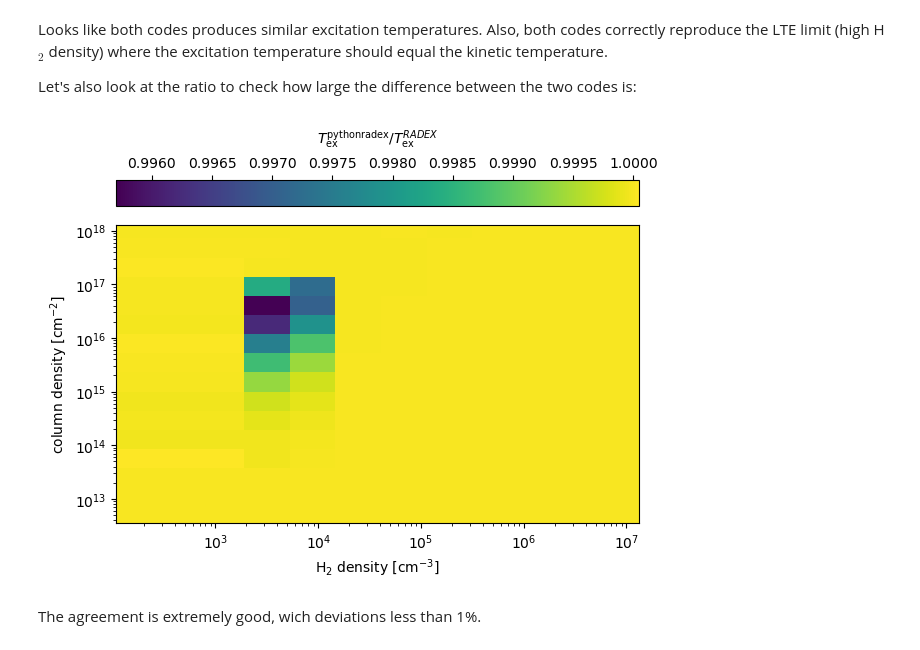
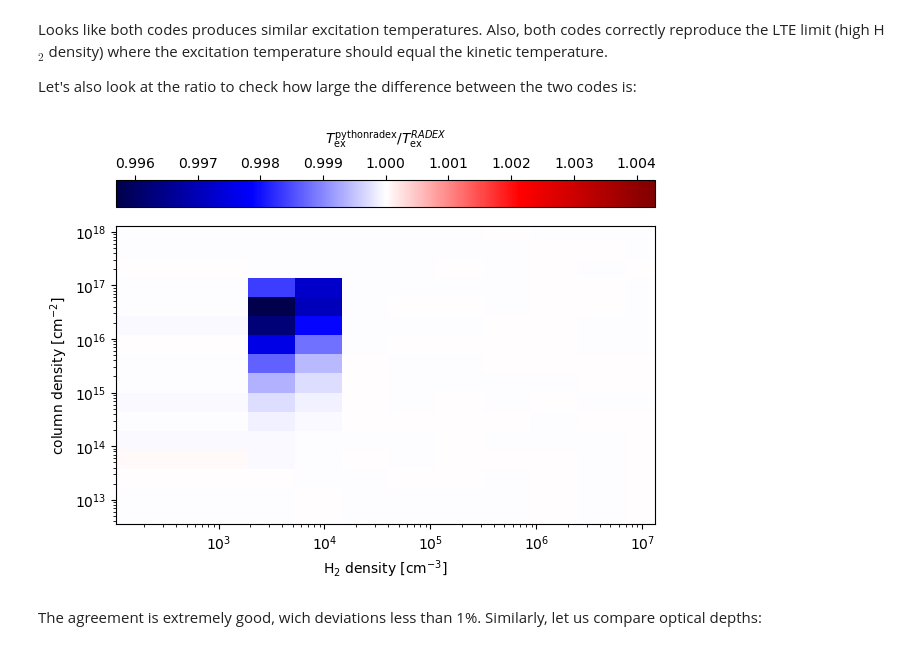
Before and after one commit to gica3618/pythonradex, a Jupyter notebook: docs/notebooks/benchmark_vs_RADEX.ipynb, the cells around one changed output. Drawn from its saved outputs; the diff is of its cells as text; code cells hidden in the pictures.

```diff
--- a/docs/notebooks/benchmark_vs_RADEX.ipynb
+++ b/docs/notebooks/benchmark_vs_RADEX.ipynb
@@ -169,6 +168,8 @@ trans_index = 1 #CO 2-1
 
 Tex = {"RADEX":np.empty((H2_grid.size,N_grid.size))}
 Tex["pythonradex"] = Tex["RADEX"].copy()
+tau = {"RADEX":np.empty((H2_grid.size,N_grid.size))}
+tau["pythonradex"] = tau["RADEX"].copy()
 
 for i,nH2 in enumerate(H2_grid):
     #assume thermal ortho/para ratio
@@ -177,11 +178,13 @@ for i,nH2 in enumerate(H2_grid):
         source.update_parameters(N=N,collider_densities=collider_densities)
         source.solve_radiative_transfer()
         Tex["pythonradex"][i,j] = source.Tex[trans_index]
+        tau["pythonradex"][i,j] = source.tau_nu0_individual_transitions[trans_index]
         radex_result = RADEX_wrapper.run(
                             datafilename=datafilename,collider_densities=collider_densities,
                             Tkin=Tkin,T_background=T_background,N=N,width_v=width_v,
                             input_filepath="grid.inp",output_filepath="grid.out")
         Tex["RADEX"][i,j] = radex_result["Tex"][trans_index]
+        tau["RADEX"][i,j] = radex_result["tau"][trans_index]
 # %% [output]
 Note: The following floating-point exceptions are signalling: IEEE_INVALID_FLAG
 Note: The following floating-point exceptions are signalling: IEEE_INVALID_FLAG
@@ -258,19 +261,30 @@ Looks like both codes produces similar excitation temperatures. Also, both codes
 
 Let's also look at the ratio to check how large the difference between the two codes is:
 # %%
-Tex_ratio = Tex["pythonradex"]/Tex["RADEX"]
-fig,ax = plt.subplots()
-im = ax.pcolormesh(H2_GRID/constants.centi**-3,N_GRID/constants.centi**-2,Tex_ratio)
-cbar = fig.colorbar(im, ax=ax, orientation='horizontal', location='top')
-cbar.ax.xaxis.set_label_position('top')
-cbar.ax.xaxis.set_ticks_position('top')
-cbar.set_label("$T_\mathrm{ex}^\mathrm{pythonradex}/T_\mathrm{ex}^{RADEX}$", labelpad=10)
-ax.set_xscale("log")
-ax.set_yscale("log")
-ax.set_xlabel("H$_2$ density [cm$^{-3}$]")
-ax.set_ylabel("column density [cm$^{-2}$]")
-fig.tight_layout()
+def plot_ratio(ratio,label):
+    fig,ax = plt.subplots()
+    min_ratio,max_ratio = np.min(ratio),np.max(ratio)
+    assert 0 < min_ratio <= 1
+    assert 1 <= max_ratio
+    #set limits of the colorbar such that 1 is in the center:
+    max_deviation_from_1 = np.max(np.abs(ratio-1))
+    vmin = 1-max_deviation_from_1
+    vmax = 1+max_deviation_from_1
+    im = ax.pcolormesh(H2_GRID/constants.centi**-3,N_GRID/constants.centi**-2,ratio,
+                      cmap="seismic",vmin=vmin,vmax=vmax)
+    cbar = fig.colorbar(im, ax=ax, orientation='horizontal', location='top')
+    cbar.ax.xaxis.set_label_position('top')
+    cbar.ax.xaxis.set_ticks_position('top')
+    cbar.set_label(label, labelpad=10)
+    ax.set_xscale("log")
+    ax.set_yscale("log")
+    ax.set_xlabel("H$_2$ density [cm$^{-3}$]")
+    ax.set_ylabel("column density [cm$^{-2}$]")
+    fig.tight_layout()
+
+plot_ratio(ratio=Tex["pythonradex"]/Tex["RADEX"],
+           label="$T_\mathrm{ex}^\mathrm{pythonradex}/T_\mathrm{ex}^{RADEX}$")
 # %% [output]
-[figure, old version]
+[figure, new version]
 # %% [markdown]
-The agreement is extremely good, wich deviations less than 1%.
+The agreement is extremely good, wich deviations less than 1%. Similarly, let us compare optical depths:
```
Also changed, not shown: parts of 8 cells of this notebook, 1 other file.
